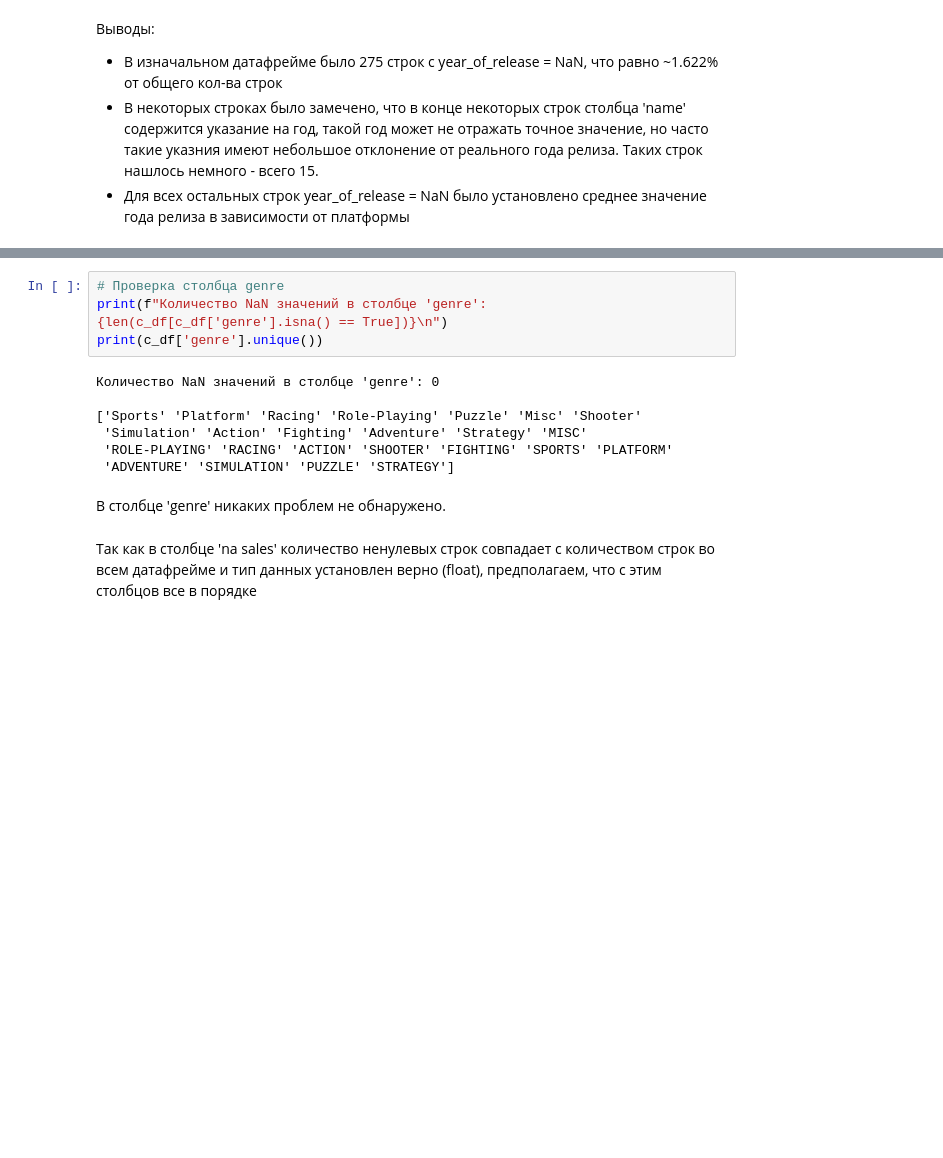
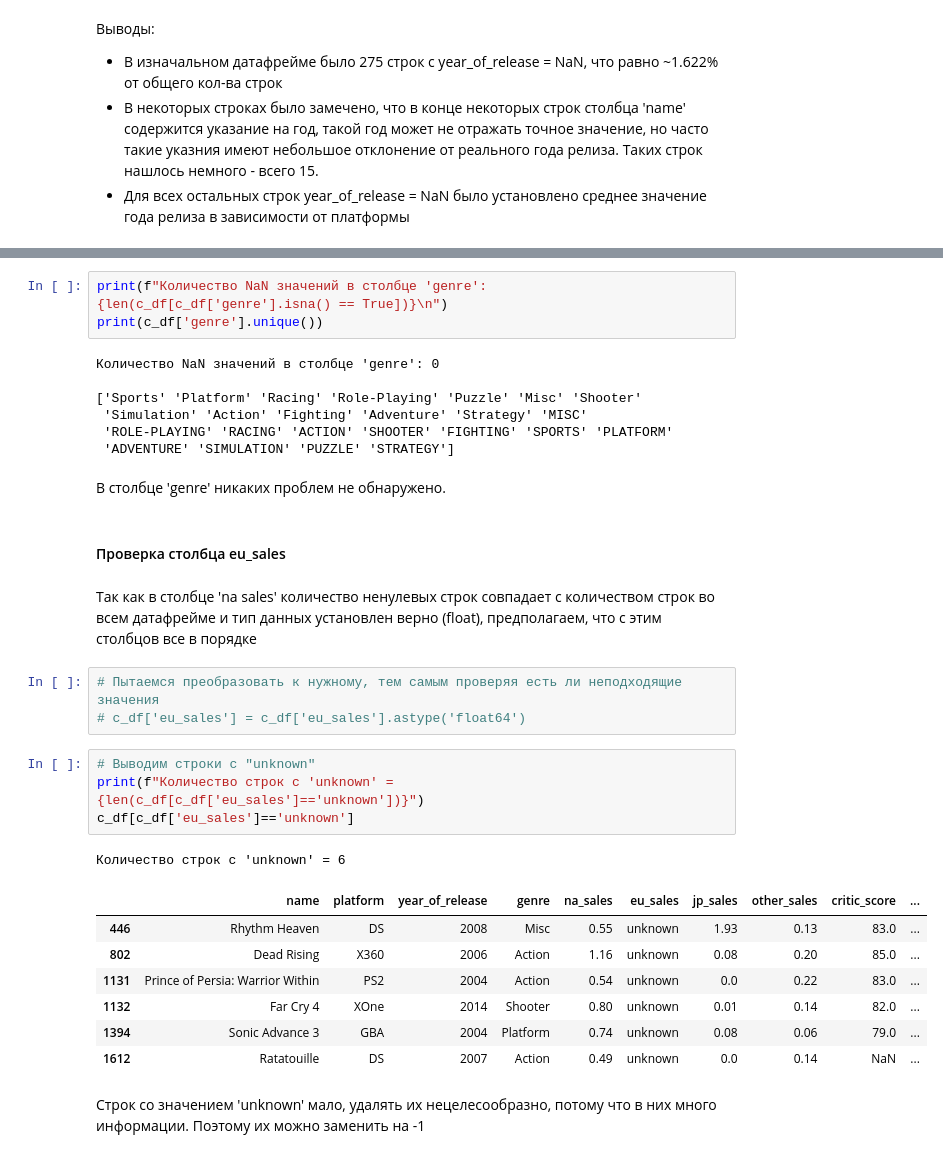
Before and after one commit to blbl-blbl/yandex_practicum_Data_Science_Course, a Jupyter notebook: Module_2_Python_Preprocessing/Secrets_of_the_Dark_Forest.ipynb, the cells around one changed output, grey strips where cells are left out. Saved outputs shown, nothing was run; the diff lists cells and outputs as text; blank space fills up the shorter version.

```diff
--- a/Module_2_Python_Preprocessing/Secrets_of_the_Dark_Forest.ipynb
+++ b/Module_2_Python_Preprocessing/Secrets_of_the_Dark_Forest.ipynb
@@ -290,5 +252,4 @@ dtype('int64')
 # %%
-# Проверка столбца genre
 print(f"Количество NaN значений в столбце 'genre': {len(c_df[c_df['genre'].isna() == True])}\n")
 print(c_df['genre'].unique())
 # %% [output]
@@ -300,5 +261,25 @@ print(c_df['genre'].unique())
  'ADVENTURE' 'SIMULATION' 'PUZZLE' 'STRATEGY']
 # %% [markdown]
 В столбце 'genre' никаких проблем не обнаружено.
+# %% [markdown]
+#### Проверка столбца eu_sales
 # %% [markdown]
 Так как в столбце 'na sales' количество ненулевых строк совпадает с количеством строк во всем датафрейме и тип данных установлен верно (float), предполагаем, что с этим столбцов все в порядке
+# %%
+# Пытаемся преобразовать к нужному, тем самым проверяя есть ли неподходящие значения
+# c_df['eu_sales'] = c_df['eu_sales'].astype('float64')
+# %%
+# Выводим строки с "unknown"
+print(f"Количество строк с 'unknown' = {len(c_df[c_df['eu_sales']=='unknown'])}")
+c_df[c_df['eu_sales']=='unknown']
+# %% [output]
+Количество строк с 'unknown' = 6
+|  | name | platform | year_of_release | genre | na_sales | eu_sales | jp_sales | other_sales | critic_score | ... |
+| 446 | Rhythm Heaven | DS | 2008 | Misc | 0.55 | unknown | 1.93 | 0.13 | 83.0 | ... |
+| 802 | Dead Rising | X360 | 2006 | Action | 1.16 | unknown | 0.08 | 0.20 | 85.0 | ... |
+| 1131 | Prince of Persia: Warrior Within | PS2 | 2004 | Action | 0.54 | unknown | 0.0 | 0.22 | 83.0 | ... |
+| 1132 | Far Cry 4 | XOne | 2014 | Shooter | 0.80 | unknown | 0.01 | 0.14 | 82.0 | ... |
+| 1394 | Sonic Advance 3 | GBA | 2004 | Platform | 0.74 | unknown | 0.08 | 0.06 | 79.0 | ... |
+| 1612 | Ratatouille | DS | 2007 | Action | 0.49 | unknown | 0.0 | 0.14 | NaN | ... |
+# %% [markdown]
+Строк со значением 'unknown' мало, удалять их нецелесообразно, потому что в них много информации. Поэтому их можно заменить на -1
```
Also changed, not shown: parts of 19 cells of this notebook.
